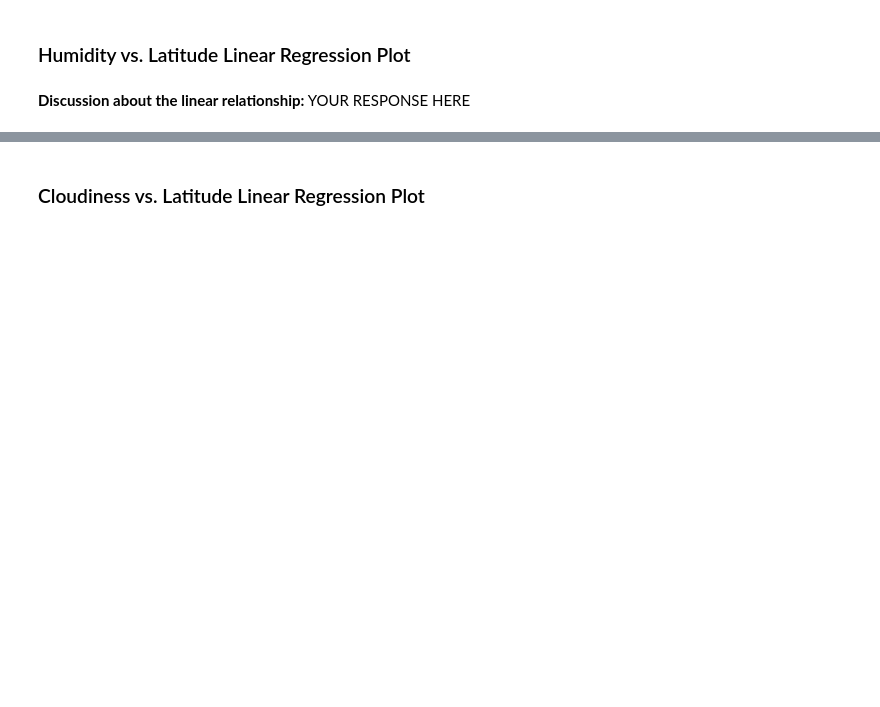
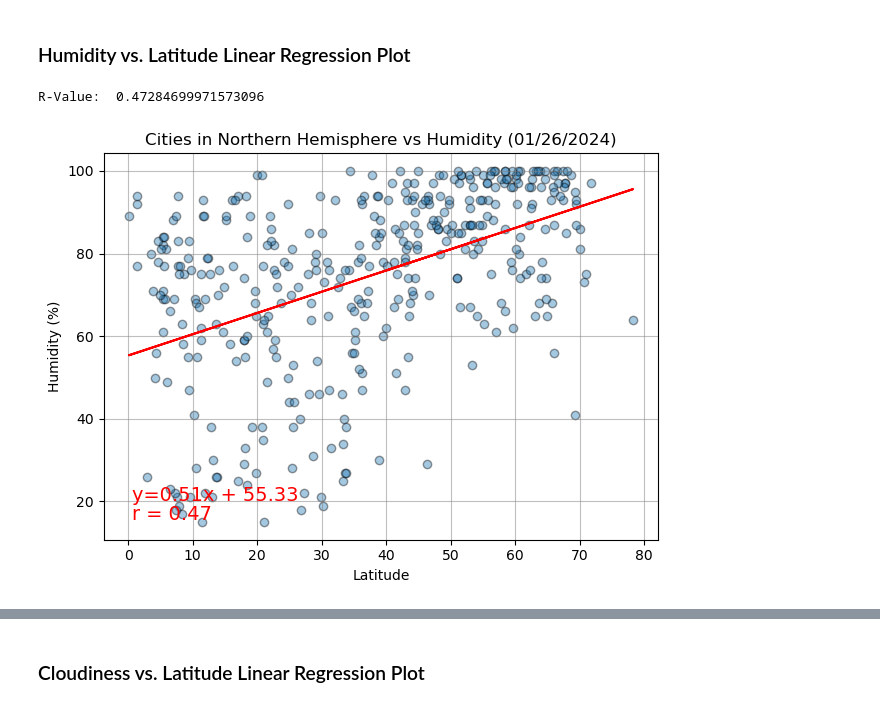
Before and after one commit to byTravis/Module6_API-Challenge, a Jupyter notebook: WeatherPy_TravisCook.ipynb, the cells around one changed output, grey strips where cells are left out. Drawn from its saved outputs; the diff is of its cells as text; code cells hidden in the pictures; blank space fills up the shorter version.

```diff
--- a/WeatherPy_TravisCook.ipynb
+++ b/WeatherPy_TravisCook.ipynb
@@ -431,2 +394,24 @@ R-Value:  0.46974989188336974
-# %% [markdown]
-**Discussion about the linear relationship:** YOUR RESPONSE HERE
+# %%
+# Northern Hemisphere
+x_axis = northern_hemi_df["Lat"]
+y_axis = northern_hemi_df["Humidity"]
+
+plt.scatter(x_axis, y_axis, edgecolors="black", alpha=.40)
+rvalue = lin_regress_calc(x_axis, y_axis)
+
+# Incorporate the other graph properties
+plt.grid(color="grey", alpha=.5)
+plt.title(f"Cities in Northern Hemisphere vs Humidity ({formatted_date})")
+plt.ylabel("Humidity (%)")
+plt.xlabel("Latitude")
+plt.tight_layout()
+
+# Save the figure
+plt.savefig("output_data/North-Humid.png")
+
+# Show plot
+print(f"R-Value:  {rvalue}")
+plt.show()
+# %% [output]
+R-Value:  0.47284699971573096
+[figure, added]
```
Also changed, not shown: parts of 34 cells of this notebook.
